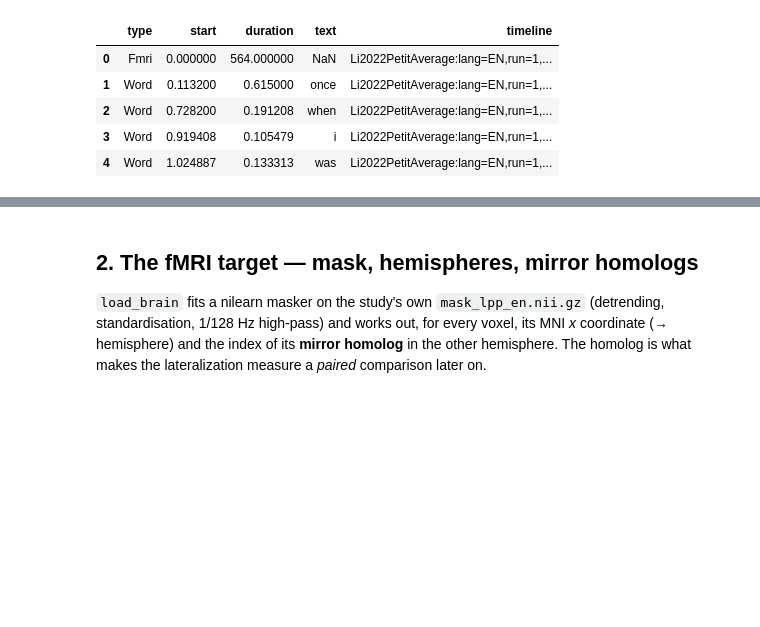
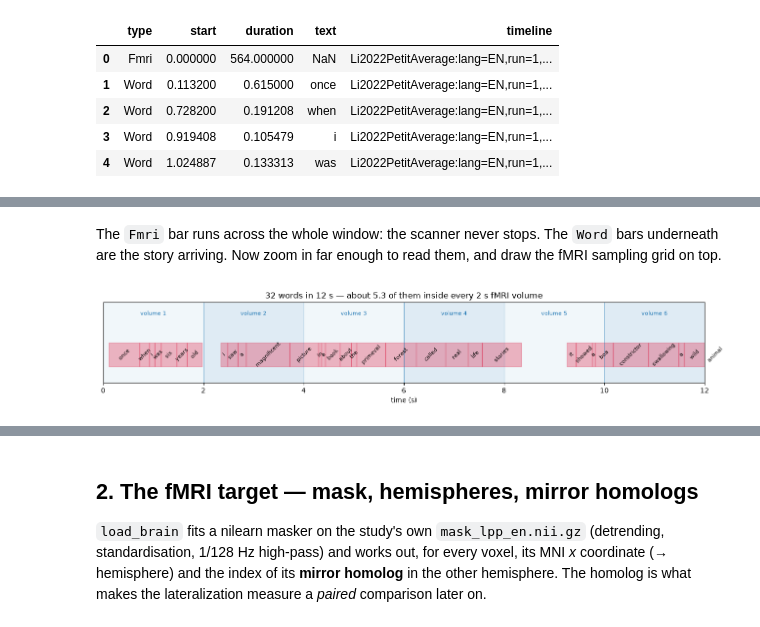
Before and after one commit to BelCorentin/lpp-lateralization-workshop, a Jupyter notebook: notebooks/lpp_lateralization.executed.ipynb, the cells around one changed output, grey strips where cells are left out. Saved outputs shown, nothing was run; the diff lists cells and outputs as text; code cells hidden in the pictures; blank space fills up the shorter version.

```diff
--- a/notebooks/lpp_lateralization.executed.ipynb
+++ b/notebooks/lpp_lateralization.executed.ipynb
@@ -106,0 +169,11 @@ events[["type", "start", "duration", "text", "timeline"]].head()
+# %% [markdown]
+The `Fmri` bar runs across the whole window: the scanner never stops. The
+`Word` bars underneath are the story arriving. Now zoom in far enough to read
+them, and draw the fMRI sampling grid on top.
+# %%
+from lppws.viz import plot_word_timing
+
+plot_word_timing(events, timelines[0], t0=0, t1=12)
+plt.tight_layout(); plt.show()
+# %% [output]
+[figure, added]
```
Also changed, not shown: parts of 23 cells of this notebook, 8 other files.
